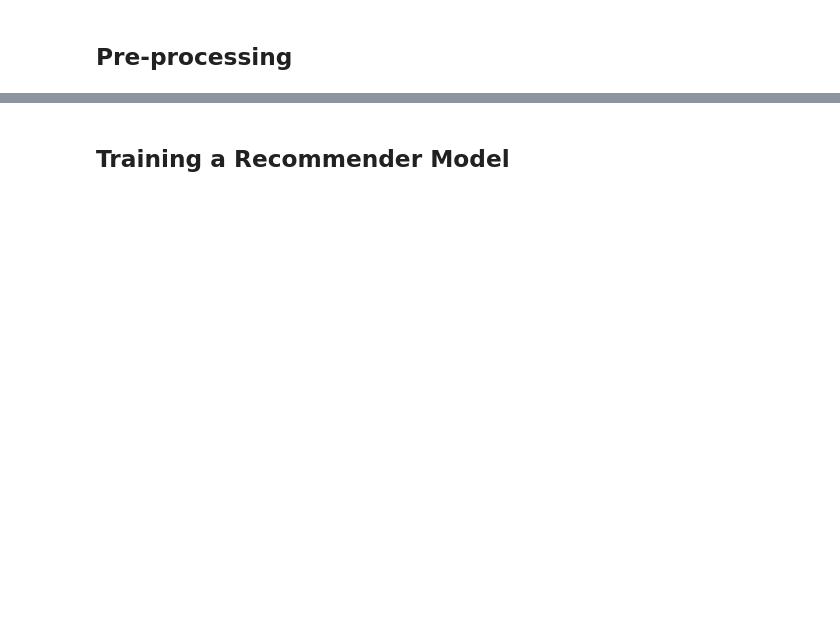
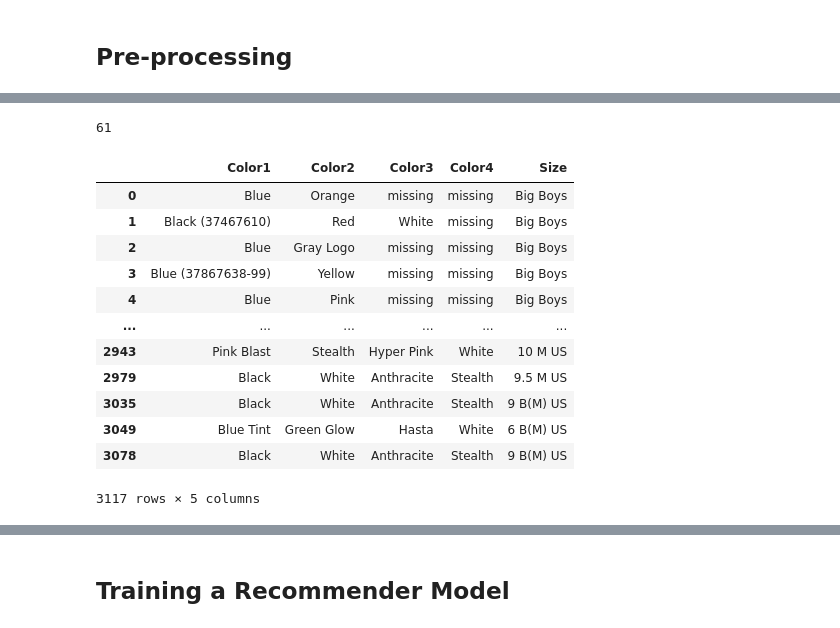
Before and after one commit to Bryan-Az/FastAI-Keras, a Jupyter notebook: Fast-AI/Text-Model/product_recommender.ipynb, the cells around one changed output, grey strips where cells are left out. Drawn from its saved outputs; the diff is of its cells as text; code cells hidden in the pictures; blank space fills up the shorter version.

Commit message:
text model to recommend products

```diff
--- a/Fast-AI/Text-Model/product_recommender.ipynb
+++ b/Fast-AI/Text-Model/product_recommender.ipynb
@@ -17,0 +123,62 @@ In this section I used FastAI to implement a product recommendation model built
+# %%
+product_style['style'].isnull().sum()
+# %% [output]
+61
+# %%
+# style has to be converted from json to a feature of columns
+# made with help of ai
+def unpack_style_features(df, style_column):
+    def process_styles(styles):
+        if isinstance(styles, dict):
+            return styles
+        else:
+            return {}
+
+    # Get unique style keys
+    unique_keys = set()
+    for styles in df[style_column]:
+        styles = process_styles(styles)
+        unique_keys.update(styles.keys())
+
+    # Create a DataFrame with missing category for each unique style key
+    style_df = pd.DataFrame(columns=list(unique_keys))
+
+    # Fill the DataFrame with the style values
+    for index, styles in enumerate(df[style_column]):
+        styles = process_styles(styles)
+        for key, value in styles.items():
+            if key == 'Color:':
+                colors = value.split('/')
+                for i, color in enumerate(colors, start=1):
+                    style_df.loc[index, f'Color{i}'] = color
+            else:
+                style_df.loc[index, key] = value
+
+    # Fill missing values with 'missing'
+    style_df = style_df.fillna('missing')
+
+    # Concatenate the style DataFrame with the original DataFrame
+    df = pd.concat([df, style_df], axis=1)
+
+    return df
+# %%
+style_features = unpack_style_features(product_style, 'style')
+style_features = style_features.dropna(how='all')
+style_features['Size'] = style_features['Size:'].copy()
+style_features = style_features.drop(['Size:','style','Style:', 'Size Name:', 'Color:'], axis=1)
+# %%
+style_features
+# %% [output]
+|  | Color1 | Color2 | Color3 | Color4 | Size |
+| 0 | Blue | Orange | missing | missing | Big Boys |
+| 1 | Black (37467610) | Red | White | missing | Big Boys |
+| 2 | Blue | Gray Logo | missing | missing | Big Boys |
+| 3 | Blue (37867638-99) | Yellow | missing | missing | Big Boys |
+| 4 | Blue | Pink | missing | missing | Big Boys |
+| ... | ... | ... | ... | ... | ... |
+| 2943 | Pink Blast | Stealth | Hyper Pink | White | 10 M US |
+| 2979 | Black | White | Anthracite | Stealth | 9.5 M US |
+| 3035 | Black | White | Anthracite | Stealth | 9 B(M) US |
+| 3049 | Blue Tint | Green Glow | Hasta | White | 6 B(M) US |
+| 3078 | Black | White | Anthracite | Stealth | 9 B(M) US |
+3117 rows × 5 columns
```
Also changed, not shown: parts of 65 cells of this notebook, 2 other files.
